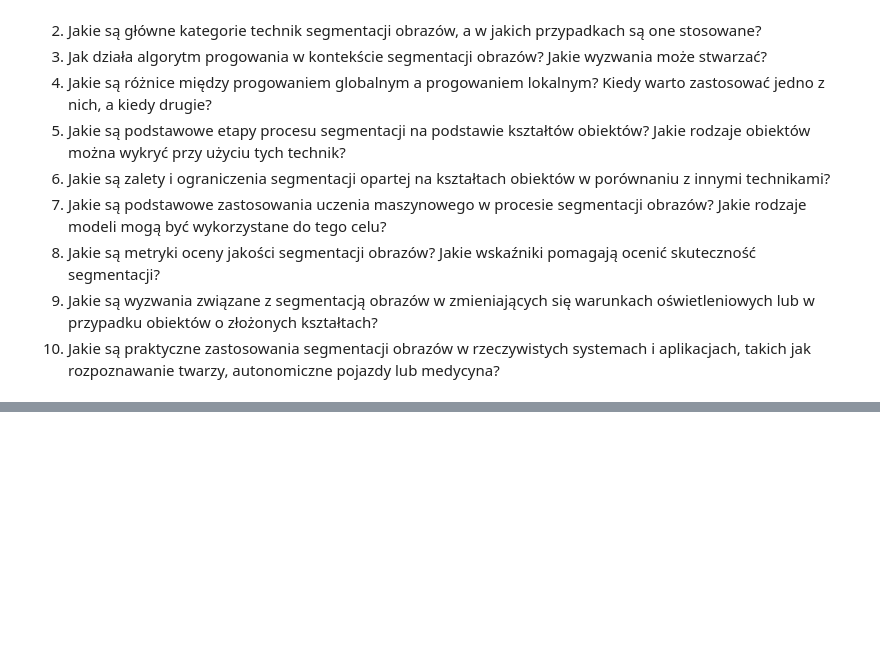
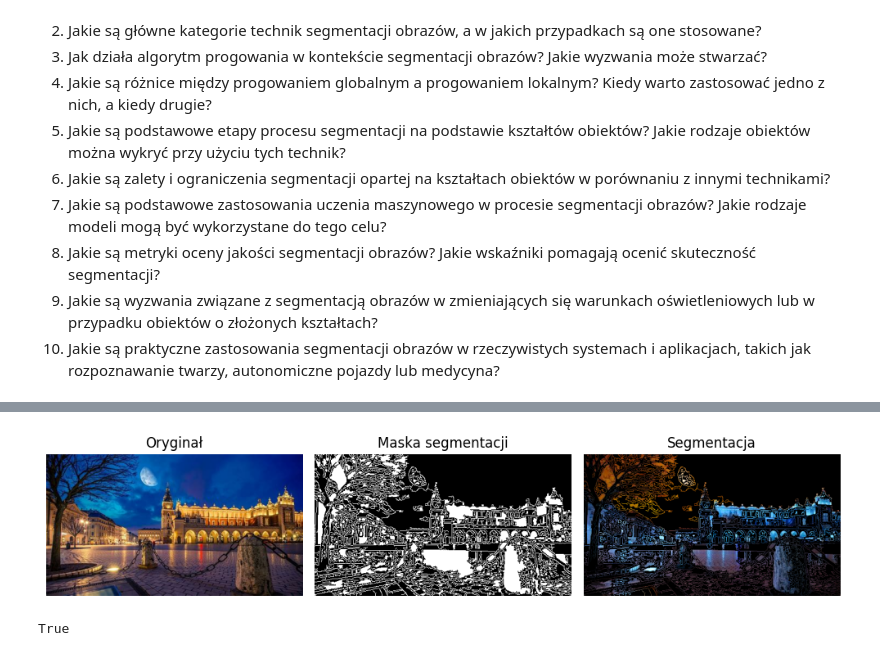
Before and after one commit to hgf700/ImageProcessingLessons, a Jupyter notebook: Lesson3/Lab3_Image_Segmentation.ipynb, the cells around one changed output, grey strips where cells are left out. Cells and saved outputs as stored; diff of their text form; code cells hidden in the pictures; blank space fills up the shorter version.

```diff
--- a/Lesson3/Lab3_Image_Segmentation.ipynb
+++ b/Lesson3/Lab3_Image_Segmentation.ipynb
@@ -291,0 +356,63 @@ takich jak rozpoznawanie twarzy, autonomiczne pojazdy lub medycyna?
+# %%
+import cv2
+import numpy as np
+import matplotlib.pyplot as plt
+
+obraz1=r"C:\Users\USER098\Documents\GitHub\ImageProcessingLessons\Photos\3.jpg"
+obraz2=r"C:\Users\USER098\Documents\GitHub\ImageProcessingLessons\Photos\4.jpg"
+obraz3=r"C:\Users\USER098\Documents\GitHub\ImageProcessingLessons\Photos\5.jpg"
+obraz4=r"C:\Users\USER098\Documents\GitHub\ImageProcessingLessons\Photos\6.jpg"
+
+number=4
+obraz=obraz4
+
+image = cv2.imread(obraz, cv2.IMREAD_COLOR)
+image_gray = cv2.cvtColor(image, cv2.COLOR_BGR2GRAY)
+
+# Wykrywanie krawędzi
+edges = cv2.Canny(image_gray, threshold1=30, threshold2=100)
+
+# Znajdź kontury
+contours, _ = cv2.findContours(edges, cv2.RETR_EXTERNAL, cv2.CHAIN_APPROX_SIMPLE)
+
+# Lista kształtów do detekcji
+shapes = ['Okręgi', 'Prostokąty', 'Elipsy']
+
+# Tworzymy maskę segmentacji (pustą)
+segmentation_mask = np.zeros(image_gray.shape, dtype=np.uint8)
+
+# Wykrywanie obiektów i rysowanie ich na masce
+for shape_type in shapes:
+    if shape_type == 'Okręgi':
+        detected_objects = [c for c in contours if len(cv2.approxPolyDP(c, 0.04 * cv2.arcLength(c, True), True)) > 8]
+    elif shape_type == 'Prostokąty':
+        detected_objects = [c for c in contours if len(cv2.approxPolyDP(c, 0.04 * cv2.arcLength(c, True), True)) == 4]
+    elif shape_type == 'Elipsy':
+        detected_objects = [c for c in contours if len(c) >= 5]
+
+    # Rysujemy wykryte obiekty na masce (wypełnione białe)
+    cv2.drawContours(segmentation_mask, detected_objects, -1, 255, thickness=cv2.FILLED)
+
+# Wyświetlamy obraz oryginalny i maskę
+fig, axes = plt.subplots(1, 3, figsize=(10, 5))
+axes[0].imshow(cv2.cvtColor(image, cv2.COLOR_BGR2RGB))
+axes[0].set_title("Oryginał")
+axes[0].axis('off')
+
+axes[1].imshow(segmentation_mask, cmap='gray')
+axes[1].set_title("Maska segmentacji")
+axes[1].axis('off')
+
+segmented_object = cv2.bitwise_and(image, image, mask=segmentation_mask)
+
+axes[2].imshow(segmented_object, cmap='gray')
+axes[2].set_title("Segmentacja")
+axes[2].axis('off')
+
+plt.tight_layout()
+plt.show()
+
+cv2.imwrite(f'results/segmentation_mask{number}.jpg', segmentation_mask)
+# %% [output]
+[figure, added]
+True
```
Also changed, not shown: parts of 11 cells of this notebook, 7 other files.
